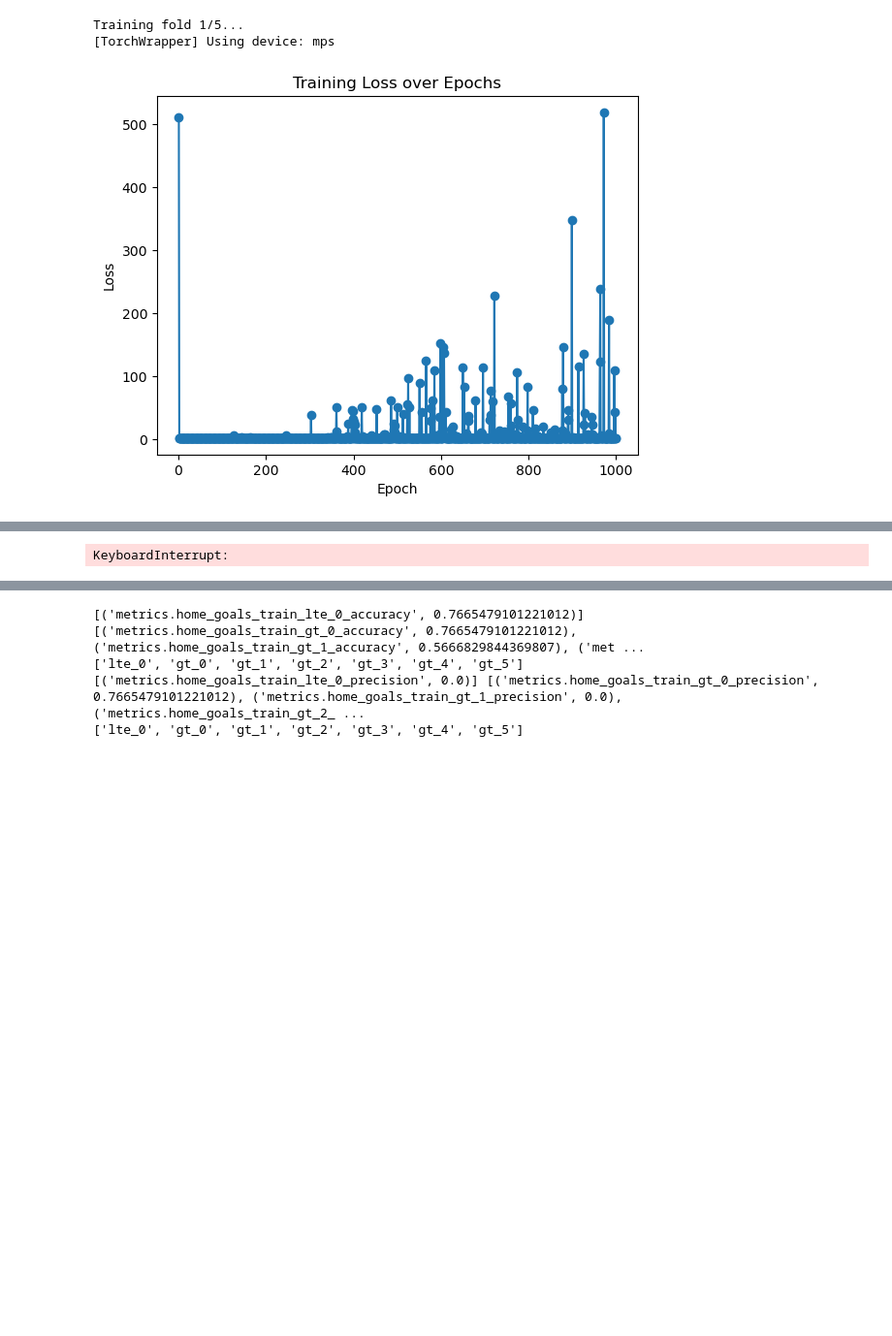
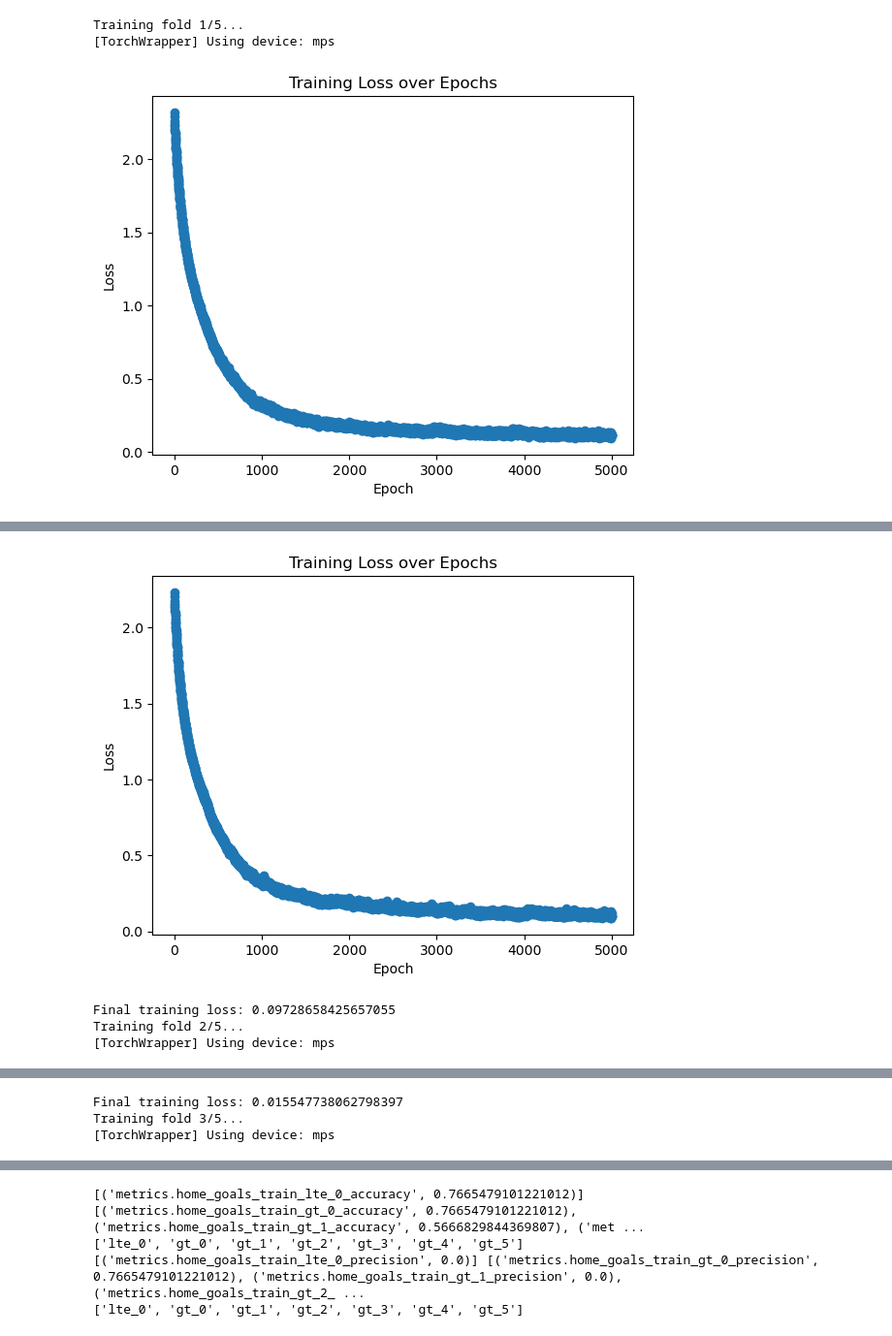
Before and after one commit to 1111111huang/betbot, a Jupyter notebook: notebooks/modeling/deep_nn.ipynb, the cells around one changed output, grey strips where cells are left out. Shown at 97% size. Saved outputs shown, nothing was run; the diff lists cells and outputs as text; code cells hidden in the pictures; blank space fills up the shorter version.

```diff
--- a/notebooks/modeling/deep_nn.ipynb
+++ b/notebooks/modeling/deep_nn.ipynb
@@ -24,5 +24,5 @@ from src.model.models import MLPWithDropout
 # %%
-features_path = f"{TRAINGING_CONFIG['features_path']}/all_combined_features.csv"
+features_path = f"{TRAINGING_CONFIG['features_path']}/all_combined_features_2017-24.csv"
 output_dir = f"{REPO_PATH}/models/ml_models"
 # %%
 seasons=sorted(TRAINGING_CONFIG['seasons'])
@@ -37,37 +37,37 @@ feature_df['date']= pd.to_datetime(feature_df['date'])
 feature_df, target_df=align_on_keys(feature_df, target_df, TRAINGING_CONFIG['key_columns'])
 # %%
 param_grid = {
-    'model_params.hidden_layers': [(512, 128, 128, 64)],
+    'model_params.hidden_layers': [(512, 256, 256, 128, 128)],
     'model_params.activation': ['relu'],
-    'model_params.dropout_rate': [0.2],
-    'learning_rate': [0.01],
-    'batch_size': [16],
-    'epochs': [1000]
+    'model_params.dropout_rate': [0],
+    'learning_rate': [0.00001],
+    'batch_size': [64],
+    'epochs': [5000]
 }
 # %%
 feature_df.fillna(-1, inplace=True)
 # %%
 
 run_multiclass_distribution_experiment(
     feature_df=feature_df,
     target_df=target_df,
     target_ranges=TRAINGING_CONFIG['target_ranges'],
     model_wrapper_class=lambda **params: TorchWrapper(
-        model_class=MLPWithDropout,
+        model_class=MLPWithDropoutBN,
         model_params={k.replace('model_params.', ''): v for k, v in params.items() if k.startswith('model_params.')},
         learning_rate=params.get('learning_rate', 0.001),
         batch_size=params.get('batch_size', 64),
         epochs=params.get('epochs', 20)
     ),
     model_param_grid=param_grid,
     test_size=TRAINGING_CONFIG['test_size'],
     k=5,
     experiment_name=TRAINGING_CONFIG['experiment_name'],
     uri=f'{REPO_PATH}/mlflow',
-    model_name='MLPwithDropout',
+    model_name='MLPwithDropoutBN',
     key_columns=TRAINGING_CONFIG['key_columns'],
 )
 # %% [output]
 Training fold 1/5...
 [TorchWrapper] Using device: mps
-[figure, old version]
+[figure, new version]
@@ -75,2 +75,5 @@ Final training loss: 1.5702004808389385
 [TorchWrapper] Using device: mps
+[figure, added]
-KeyboardInterrupt:
+Final training loss: 0.09728658425657055
+Training fold 2/5...
+[TorchWrapper] Using device: mps
@@ -76,0 +84,3 @@ KeyboardInterrupt:
+Final training loss: 0.015547738062798397
+Training fold 3/5...
+[TorchWrapper] Using device: mps
```
Also changed, not shown: parts of 3 cells of this notebook.
